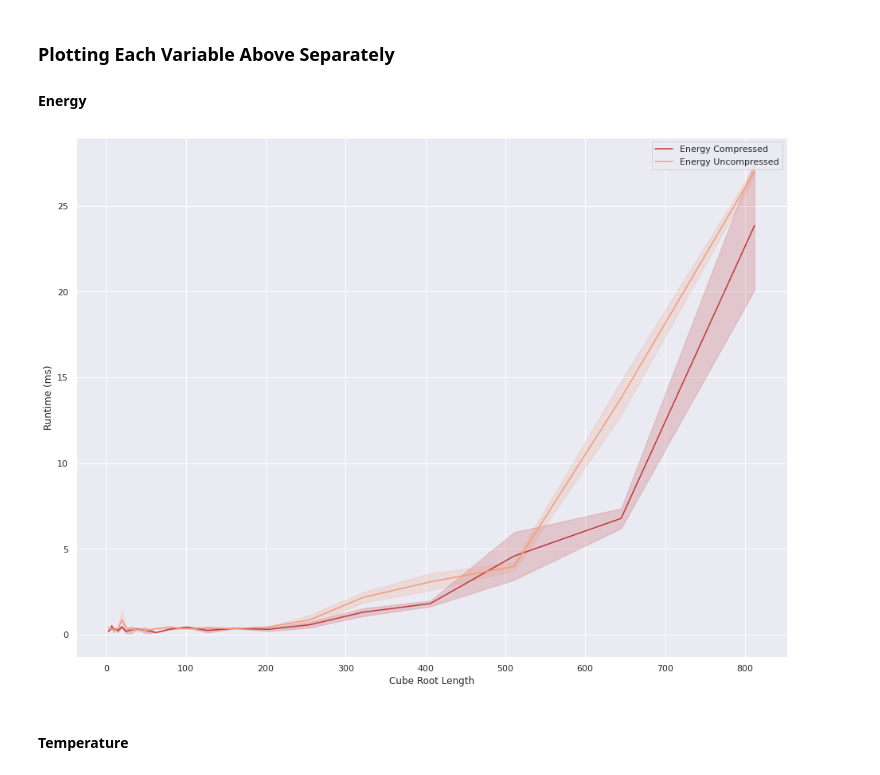
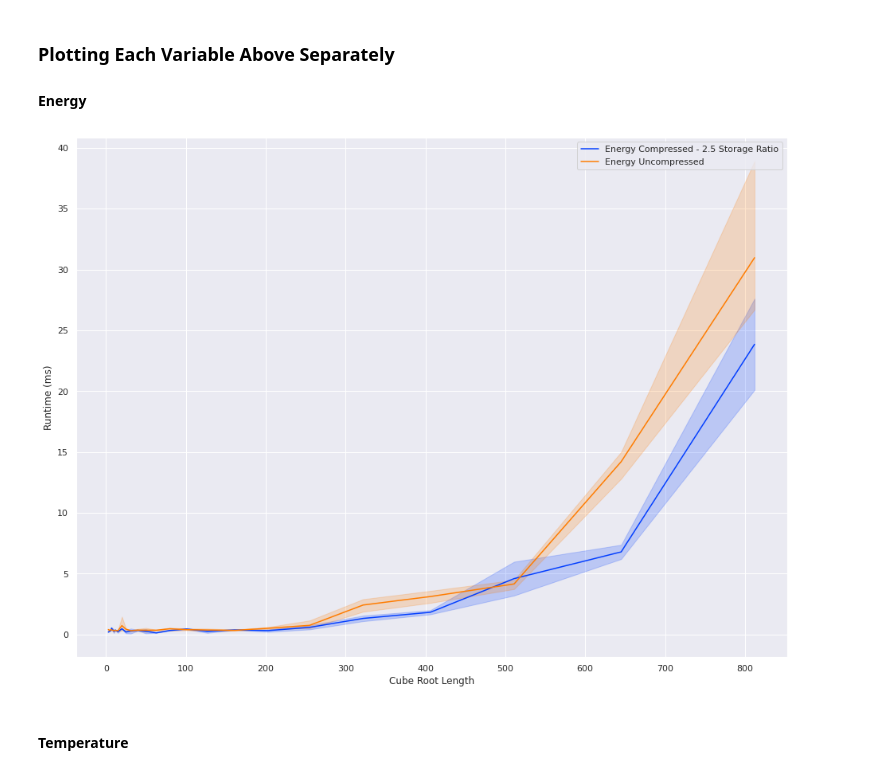
Before and after one commit to ariellubonja/ncar-zarr-code, a Jupyter notebook: compression-tradeoff-1-var.ipynb, the cells around one changed output. Saved outputs shown, nothing was run; the diff lists cells and outputs as text; code cells hidden in the pictures.

Commit message:
All kinds of pretty plots

```diff
--- a/compression-tradeoff-1-var.ipynb
+++ b/compression-tradeoff-1-var.ipynb
@@ -514,9 +524,9 @@ for i in range(len(cube_root_size)-1,-1,-1): # From 31st to 0-th (inclusive)
 
 # Results with 2048^3 (32GB) accessed between timeits for cache clearing
 mcu_e = [[27300, 12800, 4250, 3580, 2490, 1150, 449, 399, 483, 344, 539, 388, 309, 288, 348, 325, 1460, 354, 379, 337, 355, 399, 289, 475],
-         [26700, 14800, 3730, 2590, 1870, 588, 465, 317, 324, 360, 311, 346, 215, 327, 327, 499, 319, 328, 337, 211, 403, 358, 348, 341]]
-#         ,[38900, 15000, 4480, 3180, 2900, 515, 612, 298, 294, 487, 556, 318, 534, 460, 265, 487, 410, 240, 311, 410, 370, 456, 331, 388],
-#         []]
+         [26700, 14800, 3730, 2590, 1870, 588, 465, 317, 324, 360, 311, 346, 215, 327, 327, 499, 319, 328, 337, 211, 403, 358, 348, 341]
+        ,[38900, 15000, 4480, 3180, 2900, 515, 612, 298, 294, 487, 556, 318, 534, 460, 265, 487, 410, 240, 311, 410, 370, 456, 331, 388]]
+#         , [38300, 11100, 4180, 3180, 3430, 649, 381, 400, 420, 528, 333, 340, 422, 438, 448, 401, 428, 365, 382, 376]]
 
 
 # mcu_e.reverse()
@@ -758,30 +778,32 @@ Plotting these all together looks horrible
 
 #### Energy
 # %%
+sns.set_palette("bright")
+
 # Energy compressed
 var = np.array(mcc_e) / 1000
 
-a = pd.DataFrame(np.vstack((np.tile(cube_root_size, 2), var.flatten()))).T
+a = pd.DataFrame(np.vstack((np.tile(cube_root_size, len(var)), var.flatten()))).T
 a = a.rename(columns={0: "Cube Root Length", 1: "Runtime (ms)"})
 
 sns.lineplot( x = "Cube Root Length",
              y = "Runtime (ms)",
              data = a,
-            label="Energy Compressed");
+            label="Energy Compressed - 2.5 Storage Ratio");
 
 
 # Energy Uncompressed
 var = np.array(mcu_e) / 1000
 
-a = pd.DataFrame(np.vstack((np.tile(cube_root_size, 2), var.flatten()))).T
+a = pd.DataFrame(np.vstack((np.tile(cube_root_size, len(var)), var.flatten()))).T
 a = a.rename(columns={0: "Cube Root Length", 1: "Runtime (ms)"})
 
 sns.lineplot( x = "Cube Root Length",
              y = "Runtime (ms)",
              data = a,
             label="Energy Uncompressed");
 # %% [output]
-[figure, old version]
+[figure, new version]
 # %% [markdown]
 #### Temperature
 # %%
```
Also changed, not shown: parts of 12 cells of this notebook, 10 other files.
